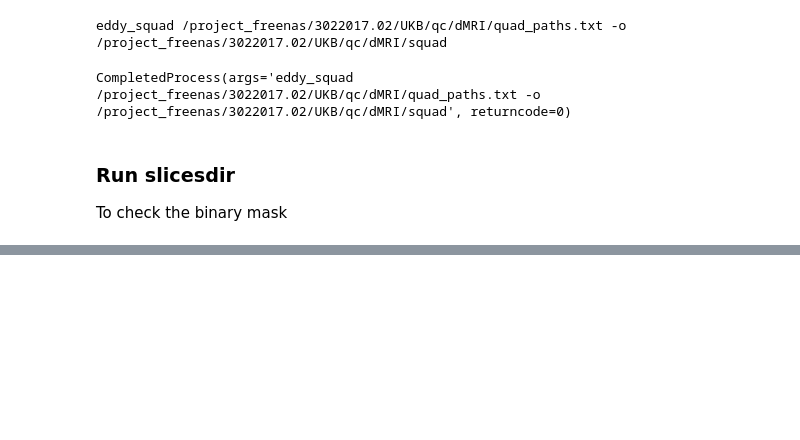
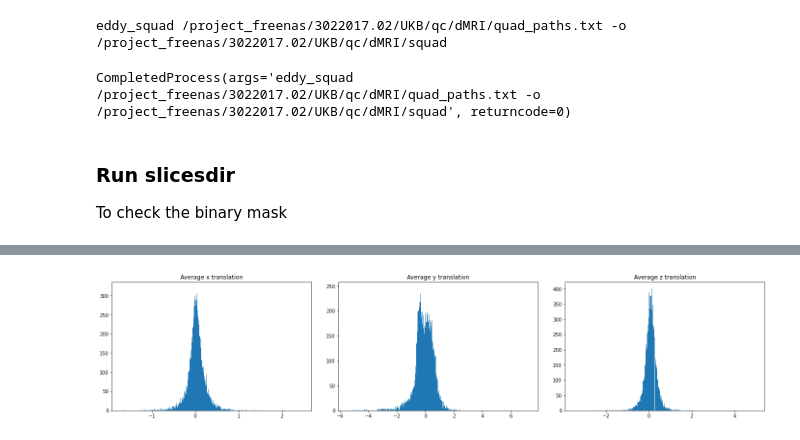
Before and after one commit to ramonacirstian/Diffusion, a Jupyter notebook: dmri_qc_ukb.ipynb, the cells around one changed output, grey strips where cells are left out. Saved outputs shown, nothing was run; the diff lists cells and outputs as text; code cells hidden in the pictures; blank space fills up the shorter version.

```diff
--- a/dmri_qc_ukb.ipynb
+++ b/dmri_qc_ukb.ipynb
@@ -202,0 +219,25 @@ CompletedProcess(args='slicesdir -o /project_freenas/3022017.02/UKB/subjects/100
+# %%
+df_fin = pd.DataFrame(columns = ['Avg x tr','Avg y tr','Avg z tr','Avg x rot','Avg y rot','Avg z rot','Std EC x ','Std EC y','Std EC z', 'Outliers b = 1000','Outliers b = 1997', 'Outliers PE dir (0, 1, 0)','Avg abs motion','Avg rel motion','Total outliers'])
+for s in sub_complete[0:]:
+    subid = os.path.splitext(os.path.basename(s))[0]
+    dmridir = os.path.join(s, 'dMRI', 'dMRI')
+    quaddir = os.path.join(dmridir, 'data.qc')
+    jsonfile = os.path.join(quaddir, 'qc.json')
+    with open(jsonfile, 'r') as f:
+        data = json.loads(f.read())
+    df1 = pd.json_normalize(data, record_path = ['qc_params_avg'], meta = ['qc_mot_abs', 'qc_mot_rel', 'qc_outliers_tot'  ])
+    df2 = pd.json_normalize(data, record_path = ['qc_outliers_b'])
+    df3 = pd.json_normalize(data, record_path = ['qc_outliers_pe'])
+    df_frames = [df1, df2, df3]
+    df_sub = pd.concat(df_frames)
+    qc_mot_abs = df_sub.iloc[0,1]
+    qc_mot_rel = df_sub.iloc[0,2]
+    qc_outliers_tot = df_sub.iloc[0,3]
+    df_sub = df_sub.transpose()
+    df_sub = df_sub.drop(index= ['qc_mot_abs', 'qc_mot_rel', 'qc_outliers_tot'])
+    df_sub['qc_mot_abs'], df_sub['qc_mot_rel'], df_sub['qc_outliers_tot'] = [qc_mot_abs, qc_mot_rel, qc_outliers_tot]
+    df_sub.columns = ['Avg x tr','Avg y tr','Avg z tr','Avg x rot','Avg y rot','Avg z rot','Std EC x ','Std EC y','Std EC z', 'Outliers b = 1000','Outliers b = 1997', 'Outliers PE dir (0, 1, 0)','Avg abs motion','Avg rel motion','Total outliers']
+    df_sub.index = [subid]
+    df_fin = pd.concat([df_fin, df_sub])
+display(df_sub)
+display(df_fin)
@@ -202,0 +264,19 @@ CompletedProcess(args='slicesdir -o /project_freenas/3022017.02/UKB/subjects/100
+# %%
+fig1 = plt.figure(figsize=(20, 5))
+
+plt.subplot(1,3,1)
+plt.hist(df_fin['Avg x tr'], bins = 1000)
+plt.title('Average x translation')
+
+plt.subplot(1,3,2)
+plt.hist(df_fin['Avg y tr'], bins = 1000)
+plt.title('Average y translation')
+
+plt.subplot(1,3,3)
+plt.hist(df_fin['Avg z tr'], bins = 1000)
+plt.title('Average z translation')
+
+fig1.tight_layout(pad = 3)
+plt.show()
+# %% [output]
+[figure, added]
```
Also changed, not shown: parts of 15 cells of this notebook.
